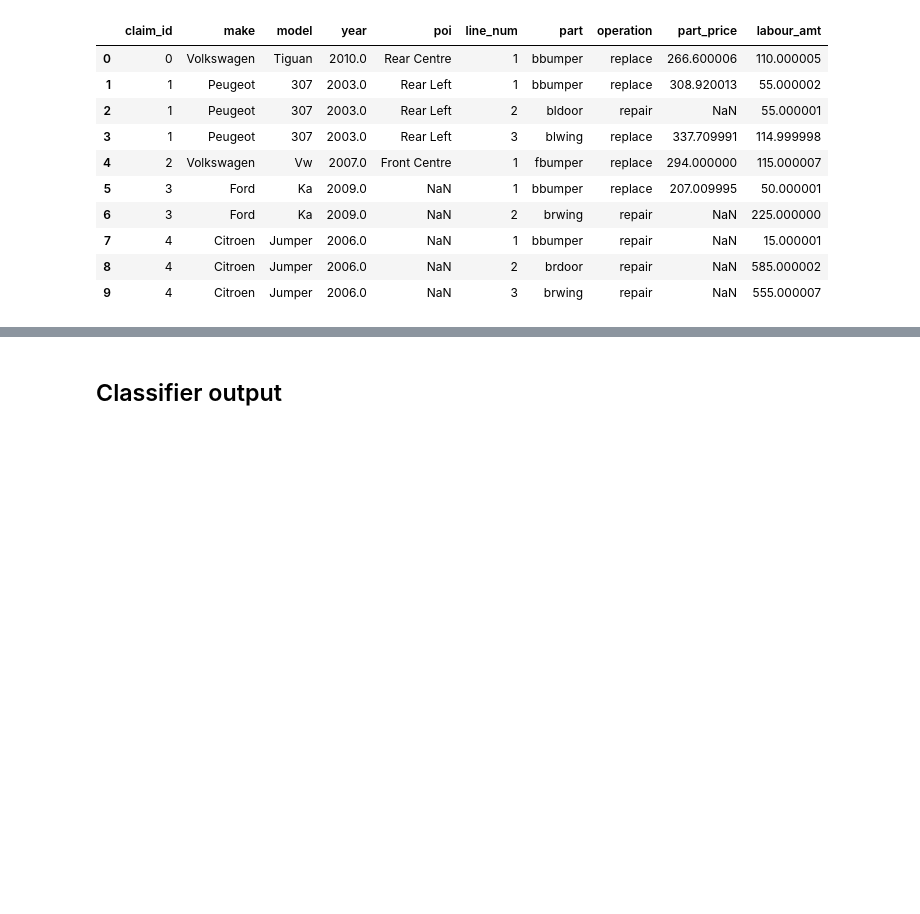
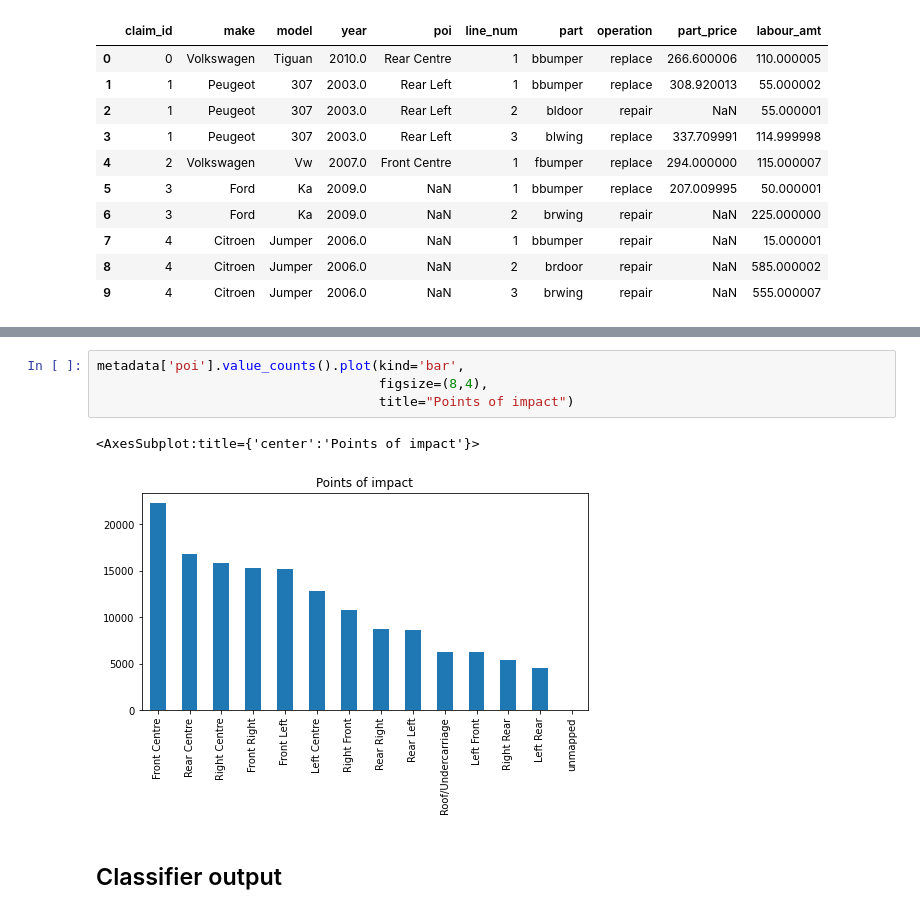
Before and after one commit to ricomnl/tractable_take_home_task, a Jupyter notebook: tractable.ipynb, the cells around one changed output, grey strips where cells are left out. Drawn from its saved outputs; the diff is of its cells as text; blank space fills up the shorter version.

```diff
--- a/tractable.ipynb
+++ b/tractable.ipynb
@@ -79,3 +93,10 @@ metadata.head(10)
+# %%
+metadata['poi'].value_counts().plot(kind='bar',
+                                    figsize=(8,4),
+                                    title="Points of impact")
+# %% [output]
+<AxesSubplot:title={'center':'Points of impact'}>
+[figure, added]
 # %% [markdown]
 ## Classifier output
 # %% [markdown]
```
Also changed, not shown: parts of 4 cells of this notebook.
